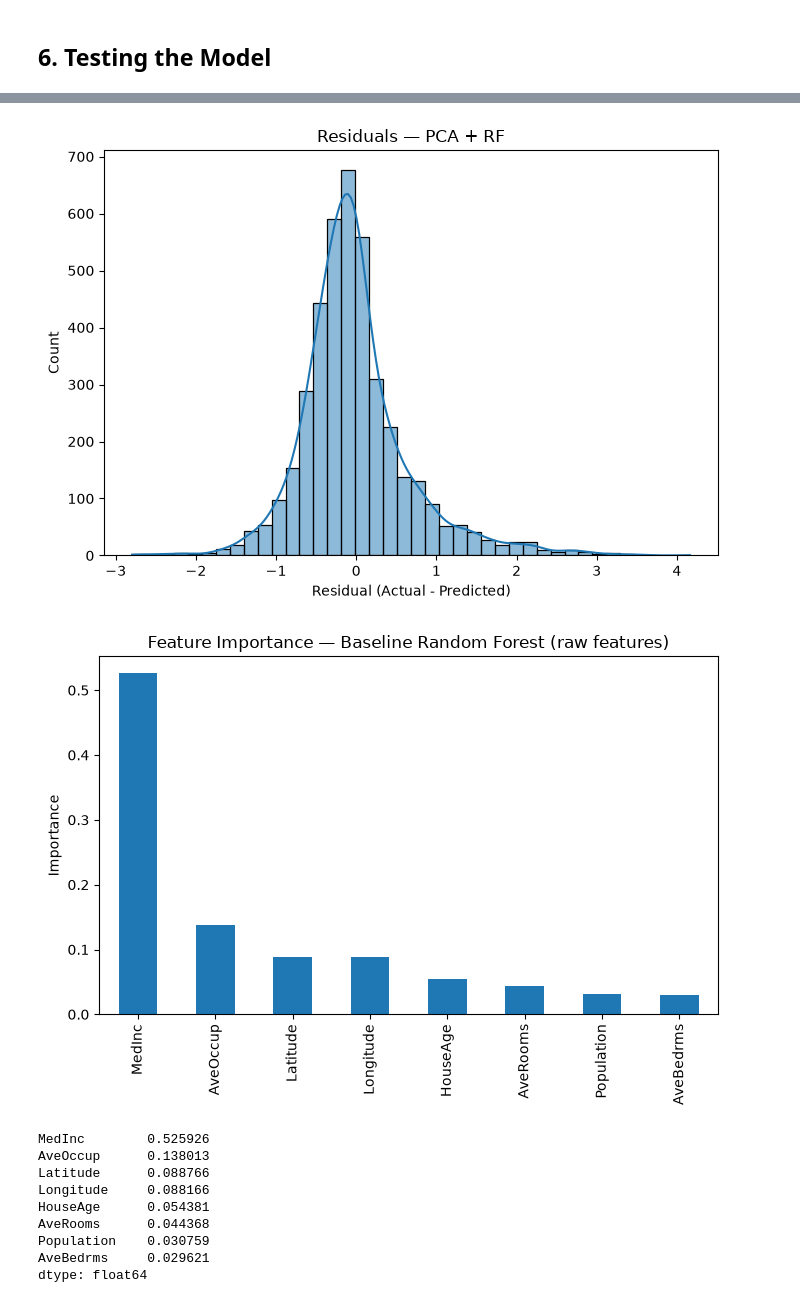
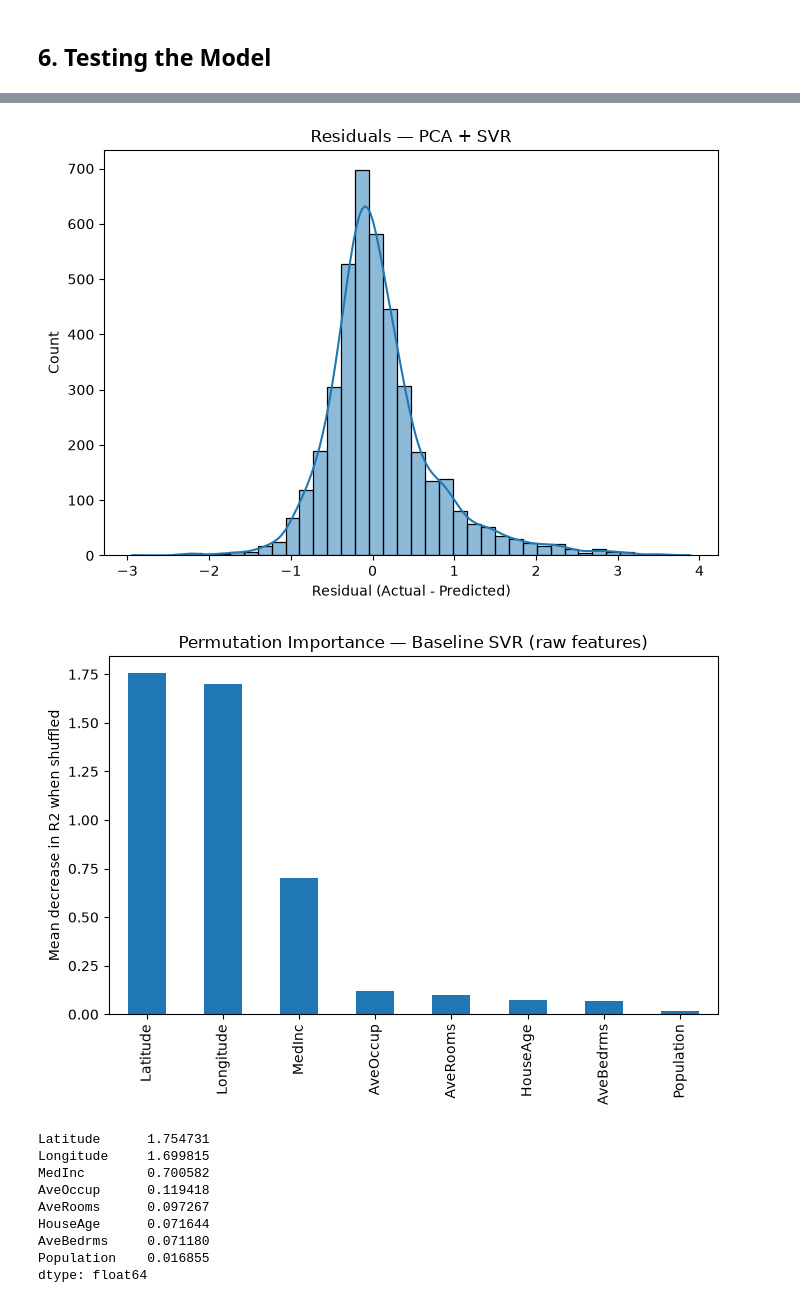
Before and after one commit to ArdenDiago/ML-Lab, a Jupyter notebook: ETE/ETE-1/ETE-1.ipynb, the cells around one changed output, grey strips where cells are left out. Cells and saved outputs as stored; diff of their text form; code cells hidden in the pictures.

Commit message:
update the graphs

```diff
--- a/ETE/ETE-1/ETE-1.ipynb
+++ b/ETE/ETE-1/ETE-1.ipynb
@@ -128,18 +134,18 @@ pca_reduced = PCA(n_components=n_components, random_state=42)
 X_train_pca = pca_reduced.fit_transform(X_train_scaled)
 X_test_pca = pca_reduced.transform(X_test_scaled)
 
-rf_params = dict(n_estimators=200, random_state=42, n_jobs=-1)
+svr_params = dict(kernel="rbf", C=10, gamma="scale")
 
 # Baseline: no dimensionality reduction
 t0 = time.perf_counter()
-rf_baseline = RandomForestRegressor(**rf_params).fit(X_train_scaled, y_train)
+svr_baseline = SVR(**svr_params).fit(X_train_scaled, y_train)
 time_baseline = time.perf_counter() - t0
 
-# PCA + Random Forest
+# PCA + SVR
 t0 = time.perf_counter()
-rf_pca = RandomForestRegressor(**rf_params).fit(X_train_pca, y_train)
+svr_pca = SVR(**svr_params).fit(X_train_pca, y_train)
 time_pca = time.perf_counter() - t0
 
 print(f"Baseline (no PCA) training time: {time_baseline:.2f}s")
-print(f"PCA + RF training time:          {time_pca:.2f}s")
+print(f"PCA + SVR training time:         {time_pca:.2f}s")
 # %% [output]
@@ -178,29 +184,32 @@ plt.show()
 residuals_pca = y_test - preds_pca
 plt.figure(figsize=(7, 5))
 sns.histplot(residuals_pca, kde=True, bins=40)
-plt.title("Residuals — PCA + RF")
+plt.title("Residuals — PCA + SVR")
 plt.xlabel("Residual (Actual - Predicted)")
 plt.tight_layout()
 plt.show()
 # %% [output]
-[figure, old version]
+[figure, new version]
 # %%
-importances = pd.Series(rf_baseline.feature_importances_, index=data.feature_names).sort_values(ascending=False)
+perm = permutation_importance(
+    svr_baseline, X_test_scaled, y_test, n_repeats=10, random_state=42, n_jobs=-1
+)
+importances = pd.Series(perm.importances_mean, index=data.feature_names).sort_values(ascending=False)
 plt.figure(figsize=(7, 5))
 importances.plot(kind="bar")
-plt.title("Feature Importance — Baseline Random Forest (raw features)")
-plt.ylabel("Importance")
+plt.title("Permutation Importance — Baseline SVR (raw features)")
+plt.ylabel("Mean decrease in R2 when shuffled")
 plt.tight_layout()
 plt.show()
 importances
 # %% [output]
-[figure, old version]
+[figure, new version]
-MedInc        0.525926
-AveOccup      0.138013
-Latitude      0.088766
-Longitude     0.088166
-HouseAge      0.054381
-AveRooms      0.044368
-Population    0.030759
-AveBedrms     0.029621
+Latitude      1.754731
+Longitude     1.699815
+MedInc        0.700582
+AveOccup      0.119418
+AveRooms      0.097267
+HouseAge      0.071644
+AveBedrms     0.071180
+Population    0.016855
 dtype: float64
```
Also changed, not shown: parts of 9 cells of this notebook, 6 other files.
